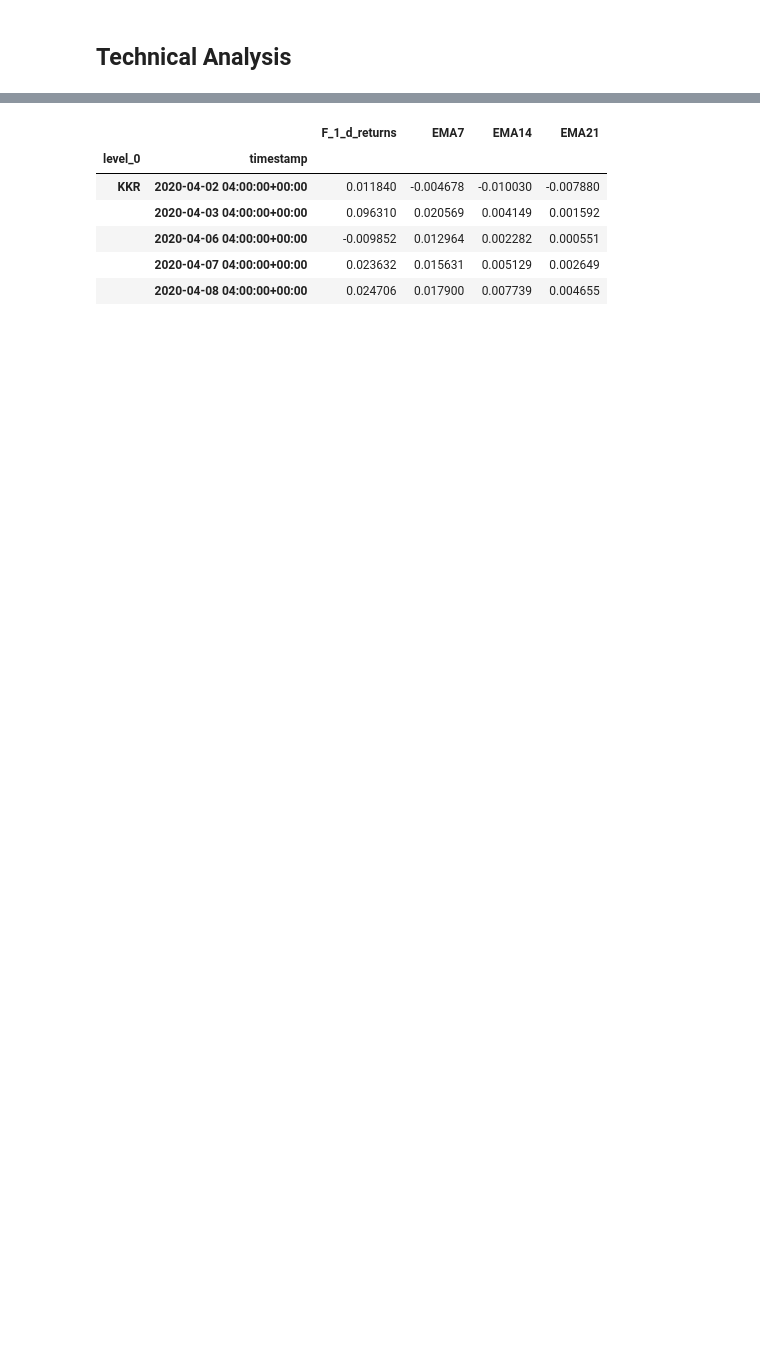
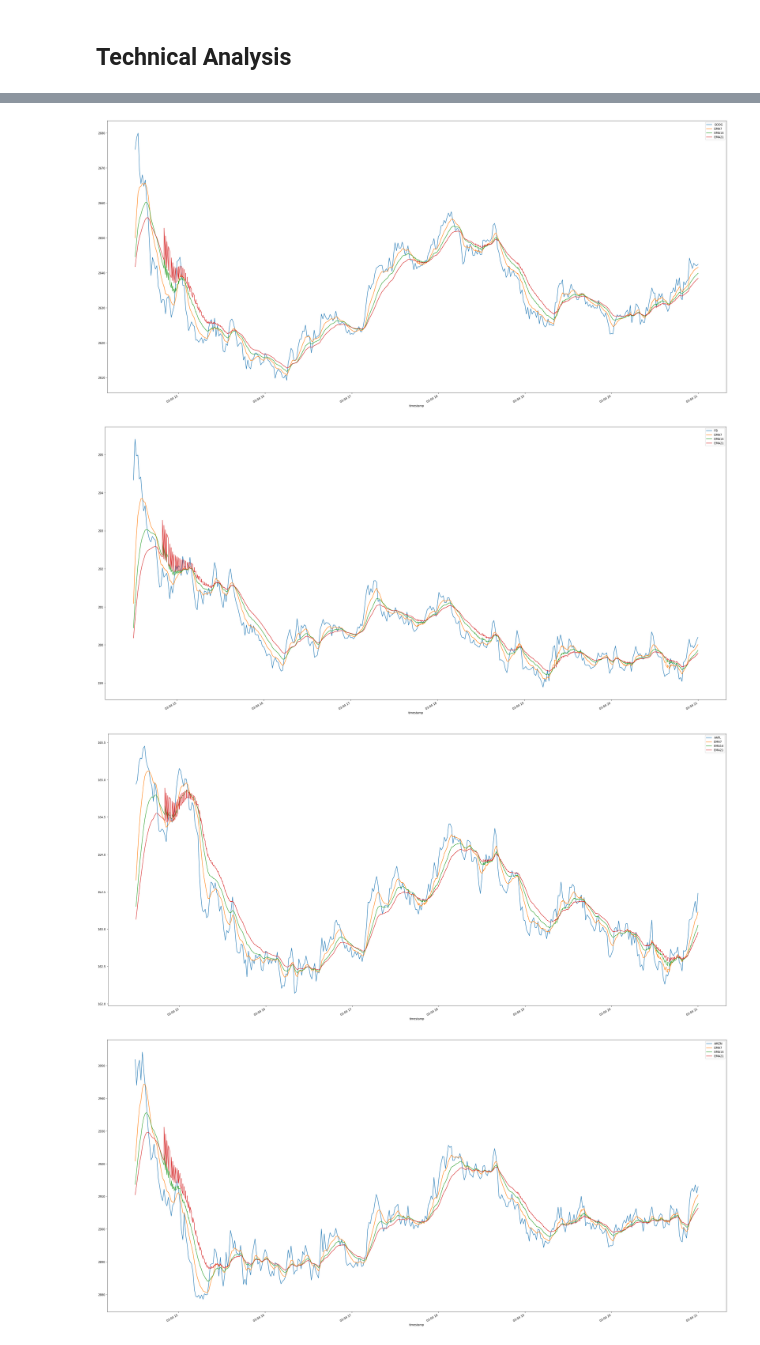
Before and after one commit to apfreeman/FinTech-Project-2, a Jupyter notebook: Notebooks/meme_trading.ipynb, the cells around one changed output, grey strips where cells are left out. Cells and saved outputs as stored; diff of their text form; code cells hidden in the pictures; blank space fills up the shorter version.

```diff
--- a/Notebooks/meme_trading.ipynb
+++ b/Notebooks/meme_trading.ipynb
@@ -111,0 +218,2 @@ top_stocks
+# %%
+top_stocks = clustered_df.sort_values("score", ascending=False).head(10)
@@ -193,10 +345,29 @@ unstack_returns.set_index(['level_0','timestamp'], inplace=True)
-# %%
-unstack_returns.head()
-# %% [output]
-|  |  | F_1_d_returns | EMA7 | EMA14 | EMA21 |
-| level_0 | timestamp |  |  |  |  |
-| KKR | 2020-04-02 04:00:00+00:00 | 0.011840 | -0.004678 | -0.010030 | -0.007880 |
-|  | 2020-04-03 04:00:00+00:00 | 0.096310 | 0.020569 | 0.004149 | 0.001592 |
-|  | 2020-04-06 04:00:00+00:00 | -0.009852 | 0.012964 | 0.002282 | 0.000551 |
-|  | 2020-04-07 04:00:00+00:00 | 0.023632 | 0.015631 | 0.005129 | 0.002649 |
-|  | 2020-04-08 04:00:00+00:00 | 0.024706 | 0.017900 | 0.007739 | 0.004655 |
+# %%
+def plot_ema(stock):
+    stock_close = close_df[stock].to_frame()
+
+    # calculating exponential moving average
+    stock_close["EMA7"] = ta.ema(stock_close[stock], length=7)
+    stock_close["EMA14"] = ta.ema(stock_close[stock], length=14)
+    stock_close["EMA21"] = ta.ema(stock_close[stock], length=21)
+
+
+    # removing all the NULL values using
+    # dropna() method
+    stock_close.dropna(inplace=True)
+
+
+    # plotting Close price and exponential
+    # moving averages of 30 days
+    # using .plot() method
+    plot = stock_close[[stock, 'EMA7', 'EMA14', 'EMA21']].plot(label='EMAs',
+                                   figsize=(40, 20))
+    return plot
+# %%
+for stock in close_df:
+    plot_ema(stock)
+# %% [output]
+[figure, added]
+[figure, added]
+[figure, added]
+[figure, added]
```
Also changed, not shown: parts of 76 cells of this notebook, 6 other files.
